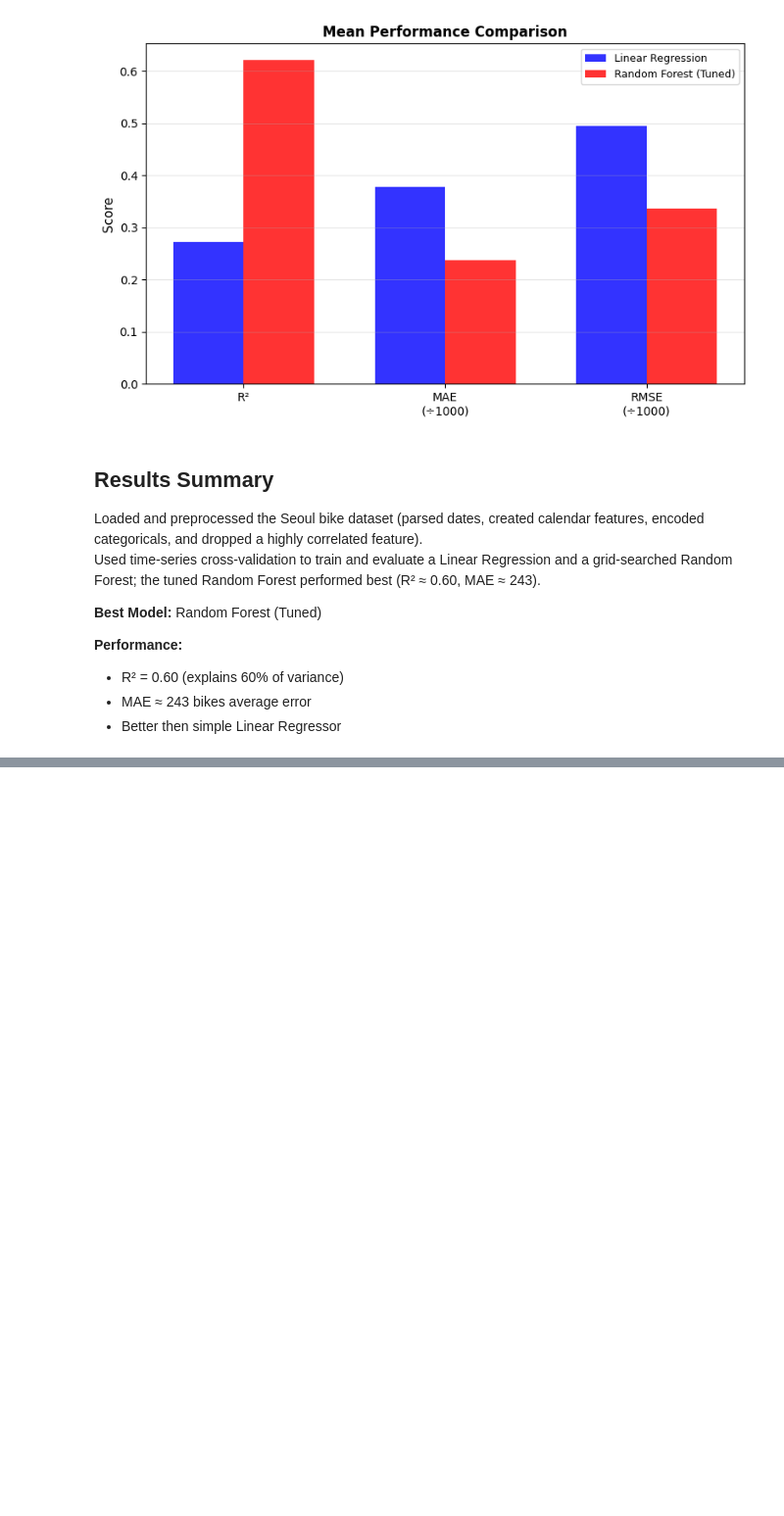
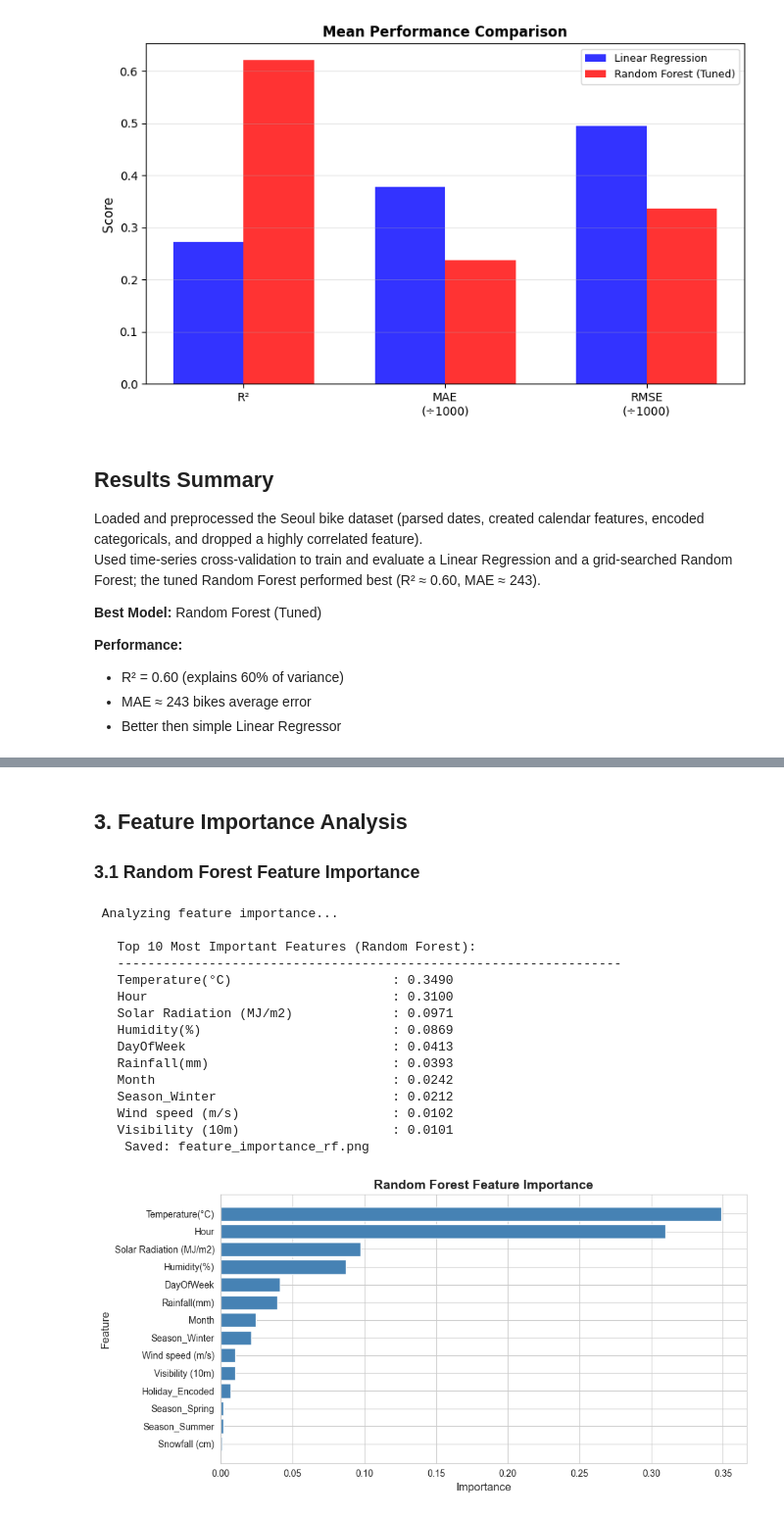
Before and after one commit to antonioi99/dds_group_16, a Jupyter notebook: Predictive Modeling.ipynb, the cells around one changed output, grey strips where cells are left out. Shown at 98% size. Saved outputs shown, nothing was run; the diff lists cells and outputs as text; code cells hidden in the pictures; blank space fills up the shorter version.

```diff
--- a/Predictive Modeling.ipynb
+++ b/Predictive Modeling.ipynb
@@ -444,0 +486,47 @@ Used time-series cross-validation to train and evaluate a Linear Regression and
+# %% [markdown]
+## 3. Feature Importance Analysis
+
+### 3.1 Random Forest Feature Importance
+# %%
+print("\n Analyzing feature importance...")
+
+# Random Forest Feature Importance
+feature_importance = pd.DataFrame({
+    'Feature': X.columns,
+    'Importance': best_rf_model.feature_importances_
+}).sort_values('Importance', ascending=False)
+
+print("\n   Top 10 Most Important Features (Random Forest):")
+print("   " + "-"*66)
+for idx, row in feature_importance.head(10).iterrows():
+    print(f"   {row['Feature']:35s} : {row['Importance']:.4f}")
+
+# Visualize
+plt.figure(figsize=(10, 5))
+plt.barh(feature_importance['Feature'], feature_importance['Importance'], color='steelblue')
+plt.xlabel('Importance', fontsize=12)
+plt.ylabel('Feature', fontsize=12)
+plt.title('Random Forest Feature Importance', fontsize=14, fontweight='bold')
+plt.gca().invert_yaxis()
+plt.tight_layout()
+plt.savefig(f'{visualizations}/feature_importance_rf.png', dpi=300, bbox_inches='tight')
+print("    Saved: feature_importance_rf.png")
+plt.show()
+plt.close()
+# %% [output]
+ Analyzing feature importance...
+
+   Top 10 Most Important Features (Random Forest):
+   ------------------------------------------------------------------
+   Temperature(°C)                     : 0.3490
+   Hour                                : 0.3100
+   Solar Radiation (MJ/m2)             : 0.0971
+   Humidity(%)                         : 0.0869
+   DayOfWeek                           : 0.0413
+   Rainfall(mm)                        : 0.0393
+   Month                               : 0.0242
+   Season_Winter                       : 0.0212
+   Wind speed (m/s)                    : 0.0102
+   Visibility (10m)                    : 0.0101
+    Saved: feature_importance_rf.png
+[figure, added]
```
Also changed, not shown: parts of 17 cells of this notebook, 10 other files.
